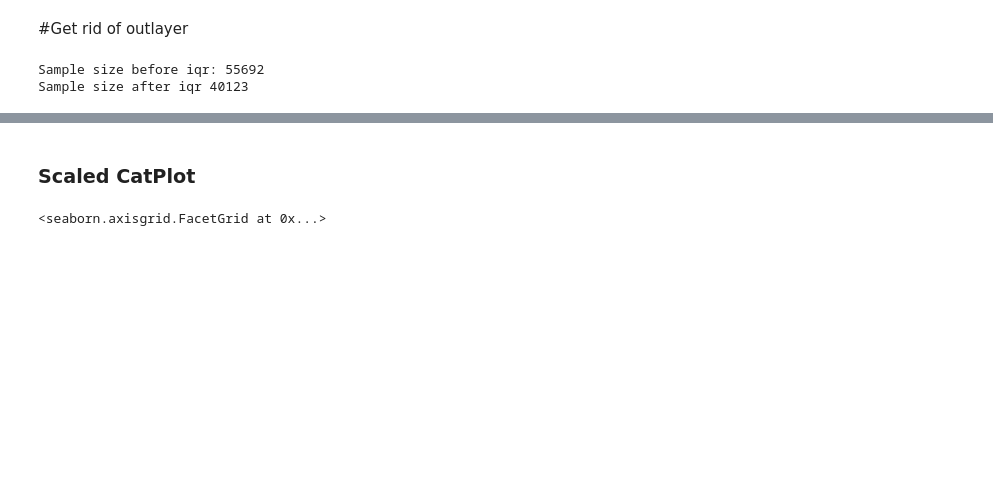
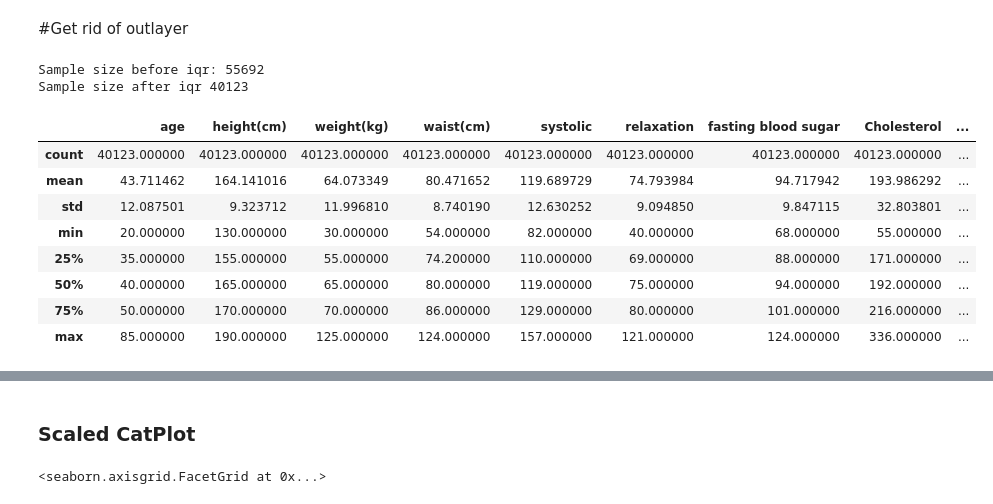
Before and after one commit to AtesBurak1/Ceng-474-Final, a Jupyter notebook: Smoking.ipynb, the cells around one changed output, grey strips where cells are left out. Cells and saved outputs as stored; diff of their text form; code cells hidden in the pictures; blank space fills up the shorter version.

```diff
--- a/Smoking.ipynb
+++ b/Smoking.ipynb
@@ -126,4 +126,16 @@ print("Sample size after iqr", num_columns)
 # %% [output]
 Sample size before iqr: 55692
 Sample size after iqr 40123
+# %%
+new_df.describe()
+# %% [output]
+|  | age | height(cm) | weight(kg) | waist(cm) | systolic | relaxation | fasting blood sugar | Cholesterol | ... |
+| count | 40123.000000 | 40123.000000 | 40123.000000 | 40123.000000 | 40123.000000 | 40123.000000 | 40123.000000 | 40123.000000 | ... |
+| mean | 43.711462 | 164.141016 | 64.073349 | 80.471652 | 119.689729 | 74.793984 | 94.717942 | 193.986292 | ... |
+| std | 12.087501 | 9.323712 | 11.996810 | 8.740190 | 12.630252 | 9.094850 | 9.847115 | 32.803801 | ... |
+| min | 20.000000 | 130.000000 | 30.000000 | 54.000000 | 82.000000 | 40.000000 | 68.000000 | 55.000000 | ... |
+| 25% | 35.000000 | 155.000000 | 55.000000 | 74.200000 | 110.000000 | 69.000000 | 88.000000 | 171.000000 | ... |
+| 50% | 40.000000 | 165.000000 | 65.000000 | 80.000000 | 119.000000 | 75.000000 | 94.000000 | 192.000000 | ... |
+| 75% | 50.000000 | 170.000000 | 70.000000 | 86.000000 | 129.000000 | 80.000000 | 101.000000 | 216.000000 | ... |
+| max | 85.000000 | 190.000000 | 125.000000 | 124.000000 | 157.000000 | 121.000000 | 124.000000 | 336.000000 | ... |
 # %%
```
Also changed, not shown: parts of 13 cells of this notebook.
